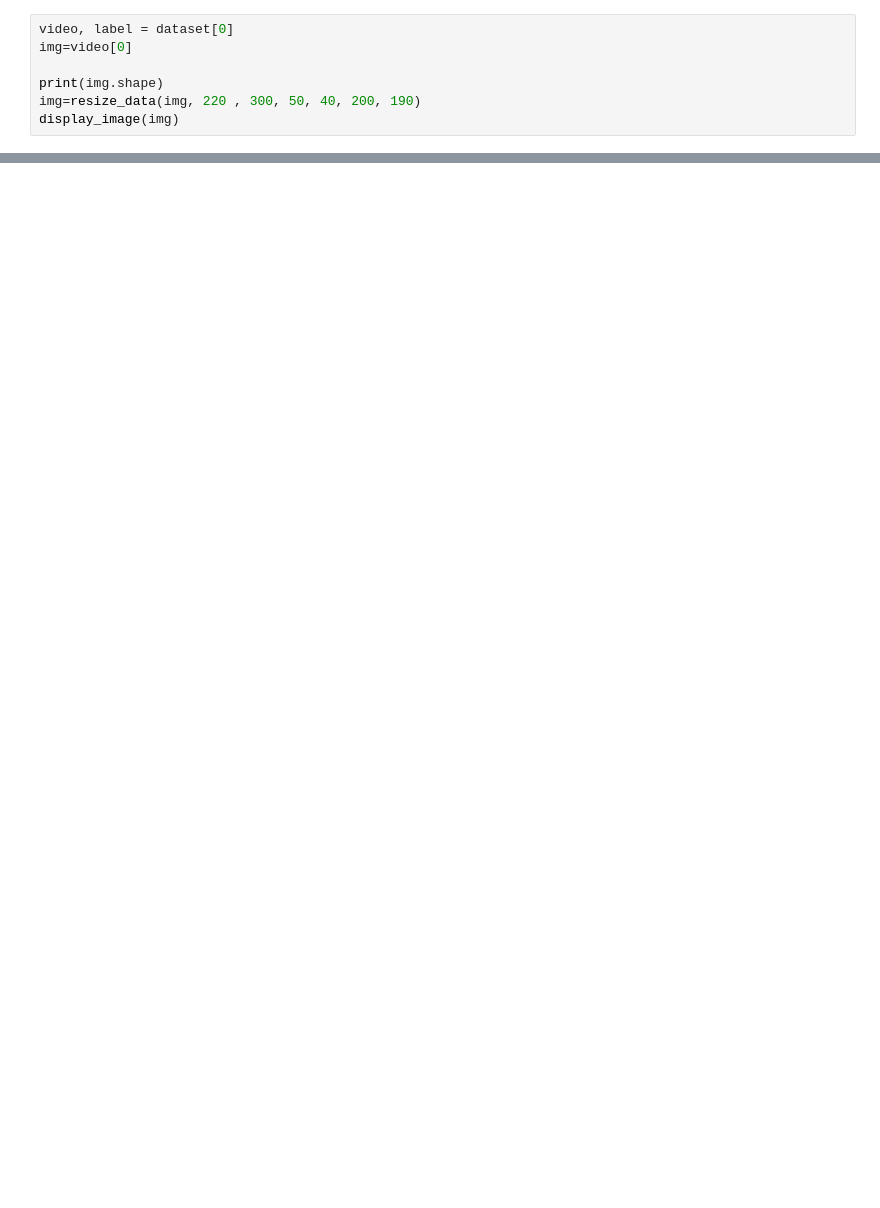
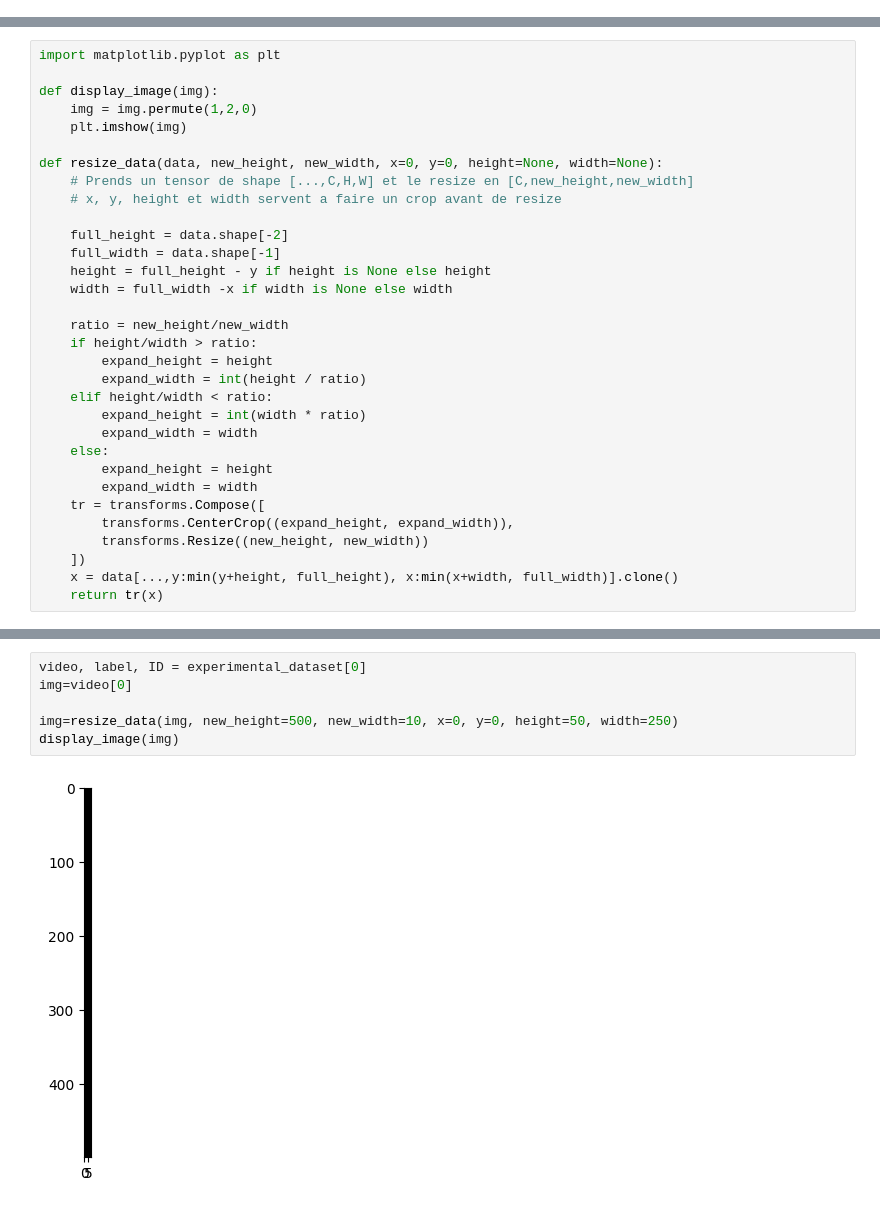
Before and after one commit to thomasgegout/automathon-2024, a Jupyter notebook: baseline.ipynb, the cells around one changed output, grey strips where cells are left out. Drawn from its saved outputs; the diff is of its cells as text; blank space fills up the shorter version.

```diff
--- a/baseline.ipynb
+++ b/baseline.ipynb
@@ -96,7 +0,0 @@ Exemple pour la fonction resize.
-# %%
-video, label = dataset[0]
-img=video[0]
-
-print(img.shape)
-img=resize_data(img, 220 , 300, 50, 40, 200, 190)
-display_image(img)
@@ -213,0 +22,32 @@ y_pred.to_csv("tests", sep=',', index_label='ID')
+# %%
+import matplotlib.pyplot as plt
+
+def display_image(img):
+    img = img.permute(1,2,0)
+    plt.imshow(img)
+
+def resize_data(data, new_height, new_width, x=0, y=0, height=None, width=None):
+    # Prends un tensor de shape [...,C,H,W] et le resize en [C,new_height,new_width]
+    # x, y, height et width servent a faire un crop avant de resize
+
+    full_height = data.shape[-2]
+    full_width = data.shape[-1]
+    height = full_height - y if height is None else height
+    width = full_width -x if width is None else width
+
+    ratio = new_height/new_width
+    if height/width > ratio:
+        expand_height = height
+        expand_width = int(height / ratio)
+    elif height/width < ratio:
+        expand_height = int(width * ratio)
+        expand_width = width
+    else:
+        expand_height = height
+        expand_width = width
+    tr = transforms.Compose([
+        transforms.CenterCrop((expand_height, expand_width)),
+        transforms.Resize((new_height, new_width))
+    ])
+    x = data[...,y:min(y+height, full_height), x:min(x+width, full_width)].clone()
+    return tr(x)
@@ -213,0 +137,8 @@ y_pred.to_csv("tests", sep=',', index_label='ID')
+# %%
+video, label, ID = experimental_dataset[0]
+img=video[0]
+
+img=resize_data(img, new_height=500, new_width=10, x=0, y=0, height=50, width=250)
+display_image(img)
+# %% [output]
+[figure, added]
```
Also changed, not shown: parts of 35 cells of this notebook, 19 other files.
